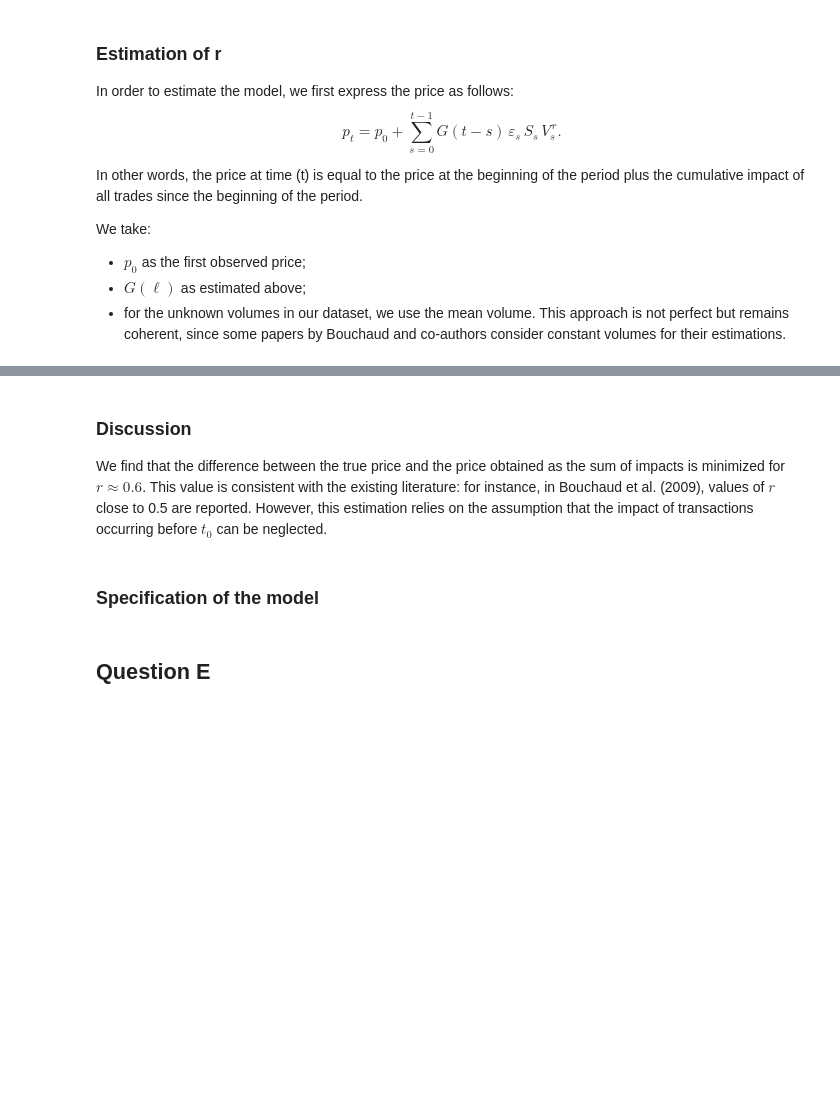
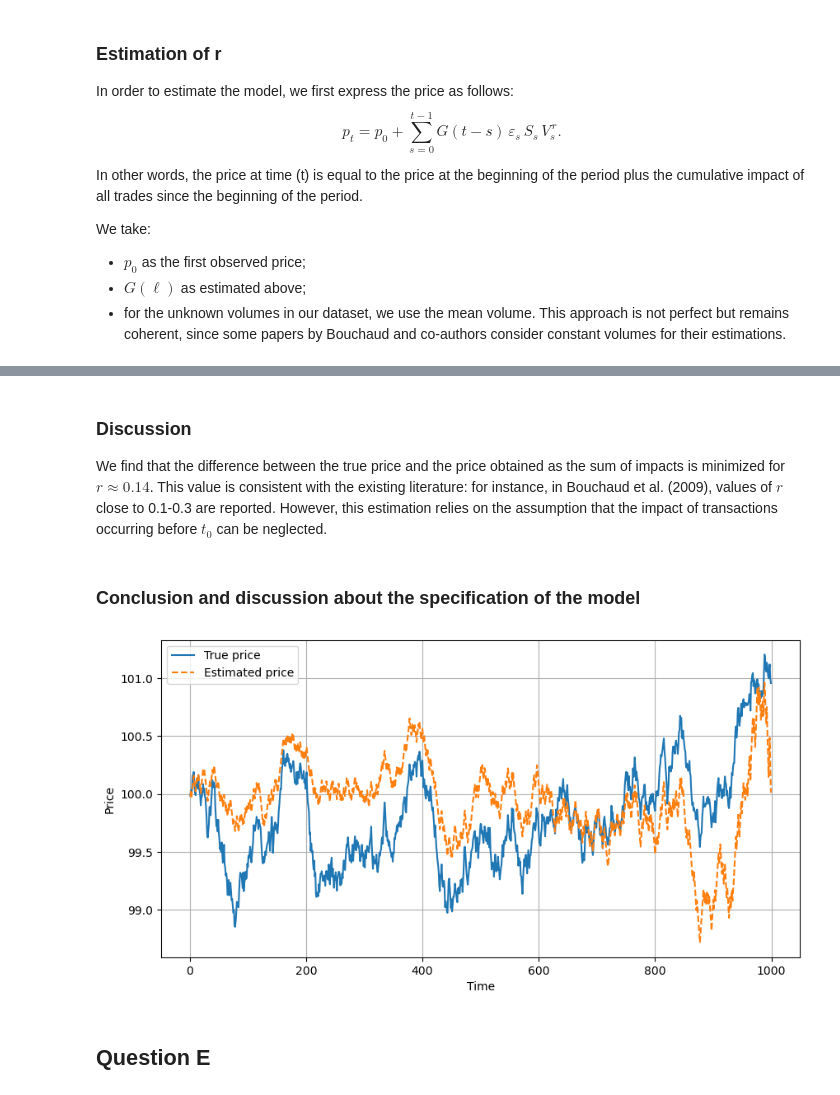
Before and after one commit to NatachaGsn/Market-risk---project, a Jupyter notebook: project.ipynb, the cells around one changed output, grey strips where cells are left out. Cells and saved outputs as stored; diff of their text form; code cells hidden in the pictures; blank space fills up the shorter version.

```diff
--- a/project.ipynb
+++ b/project.ipynb
@@ -745,9 +790,29 @@ plt.grid(True)
 # %% [markdown]
 ### Discussion
 
-We find that the difference between the true price and the price obtained as the sum of impacts is minimized for $r \approx 0.6$. This value is consistent with the existing literature: for instance, in Bouchaud et al. (2009), values of $r$ close to 0.5 are reported. However, this estimation relies on the assumption that the impact of transactions occurring before $t_0$ can be neglected.
+We find that the difference between the true price and the price obtained as the sum of impacts is minimized for $r \approx 0.14$. This value is consistent with the existing literature: for instance, in Bouchaud et al. (2009), values of $r$ close to 0.1-0.3 are reported. However, this estimation relies on the assumption that the impact of transactions occurring before $t_0$ can be neglected.
 # %% [markdown]
-### Specification of the model
+### Conclusion and discussion about the specification of the model
+# %%
+t_vect = np.arange(1, T)
+p_t_hat = []
+for t in range(1, T):
+    p_model = p_t(p_0, G_vect, eps_vect, S_vect, V_vect, r, t)
+    p_t_hat.append(p_model)
+
+p_t_hat = np.array(p_t_hat)
+p_t_true_plot = df_TD4["price"].values[1:T]
+
+plt.figure(figsize=(10, 5))
+plt.plot(t_vect, p_t_true_plot, label="True price")
+plt.plot(t_vect, p_t_hat, label="Estimated price", linestyle="--")
+plt.xlabel("Time")
+plt.ylabel("Price")
+plt.legend()
+plt.grid(True)
+plt.show()
+# %% [output]
+[figure, added]
 # %% [markdown]
 ## Question E
 # %% [markdown]
```
Also changed, not shown: parts of 11 cells of this notebook.
